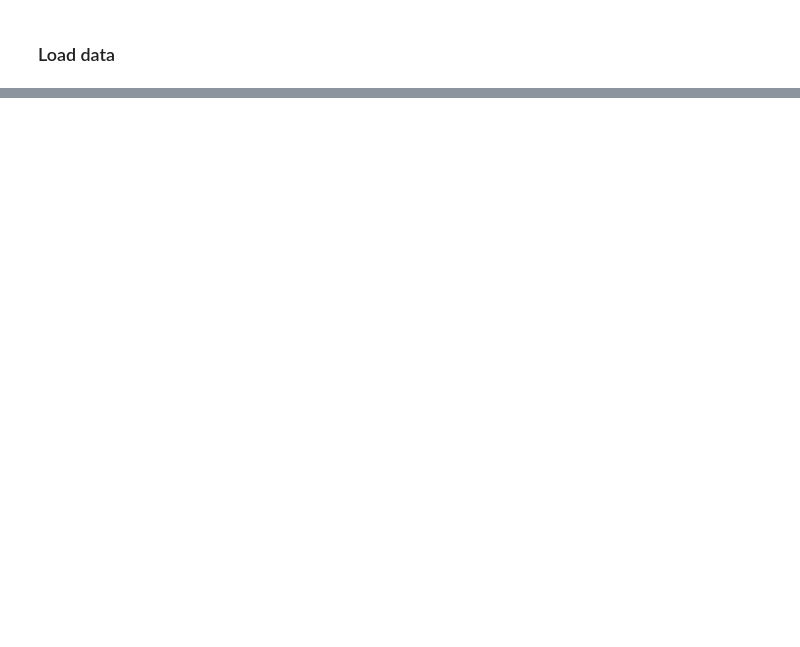
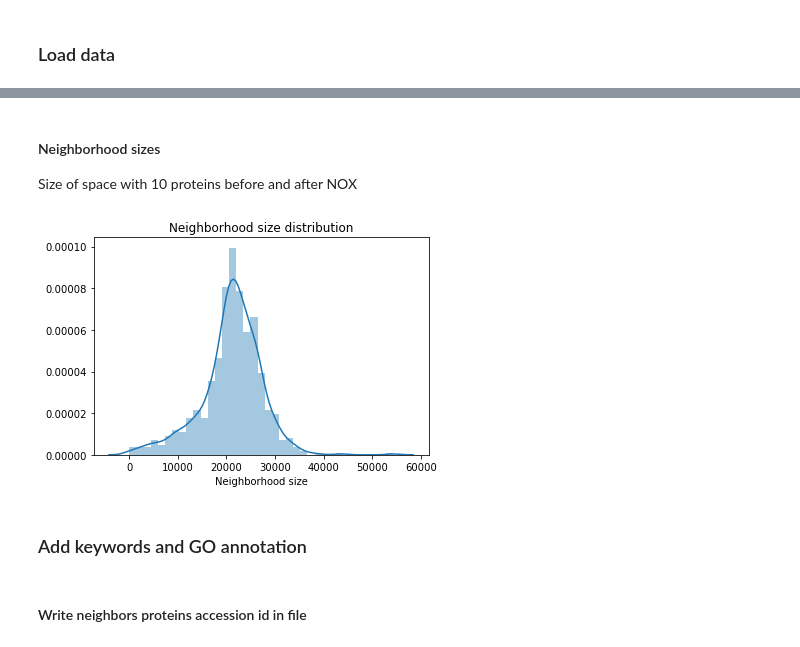
Before and after one commit to MMSB-MOBI/NOX_analysis, a Jupyter notebook: notebook/Neighborhood_analysis.ipynb, the cells around one changed output, grey strips where cells are left out. Cells and saved outputs as stored; diff of their text form; code cells hidden in the pictures; blank space fills up the shorter version.

```diff
--- a/notebook/Neighborhood_analysis.ipynb
+++ b/notebook/Neighborhood_analysis.ipynb
@@ -516,0 +212,2 @@ for cc in connected_comp.subgraphs():
+# %%
+data_uniprot = load("NOX_annotation_neighborhood10_20190808-181008.pickle")
@@ -516,0 +217,4 @@ for cc in connected_comp.subgraphs():
+# %%
+with open("/Volumes/arwen/mobi/group/NOX_clean/results/Neighborhood/neighbors_proteins.fasta","w") as o:
+    for e in data_uniprot:
+        o.write(e.neighbors_sequences_fasta)
@@ -516,0 +310,24 @@ for cc in connected_comp.subgraphs():
+# %% [markdown]
+#### Neighborhood sizes
+Size of space with 10 proteins before and after NOX
+# %%
+x = []
+for e in data_uniprot:
+    if len(e.neighborhood_ena_entry.features) != 0:
+        start = e.neighborhood_ena_entry.features[0].location.replace("complement(", '').split("..")[0]
+        if "<" in start:
+            start = start.replace("<",'')
+        end = e.neighborhood_ena_entry.features[-1].location.replace(")", '').split("..")[1]
+        if ">" in end:
+            end = end.replace(">", '')
+        neighborhood_size = int(end) - int(start)
+        x.append(neighborhood_size)
+plot = sns.distplot(x)
+plot.set(xlabel = "Neighborhood size", title = "Neighborhood size distribution")
+plot.get_figure().savefig("/Users/chilpert/Results/NOX_visu_clean/Neighborhood/neighborhood_size_distribution.pdf")
+# %% [output]
+[figure, added]
+# %% [markdown]
+### Add keywords and GO annotation
+# %% [markdown]
+#### Write neighbors proteins accession id in file
```
Also changed, not shown: parts of 127 cells of this notebook.
